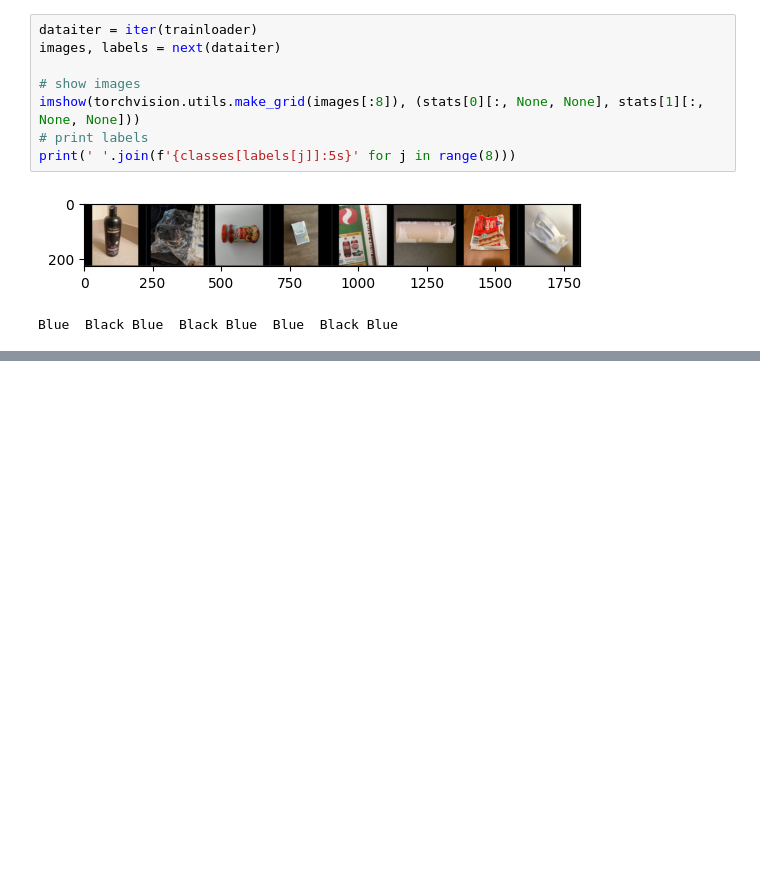
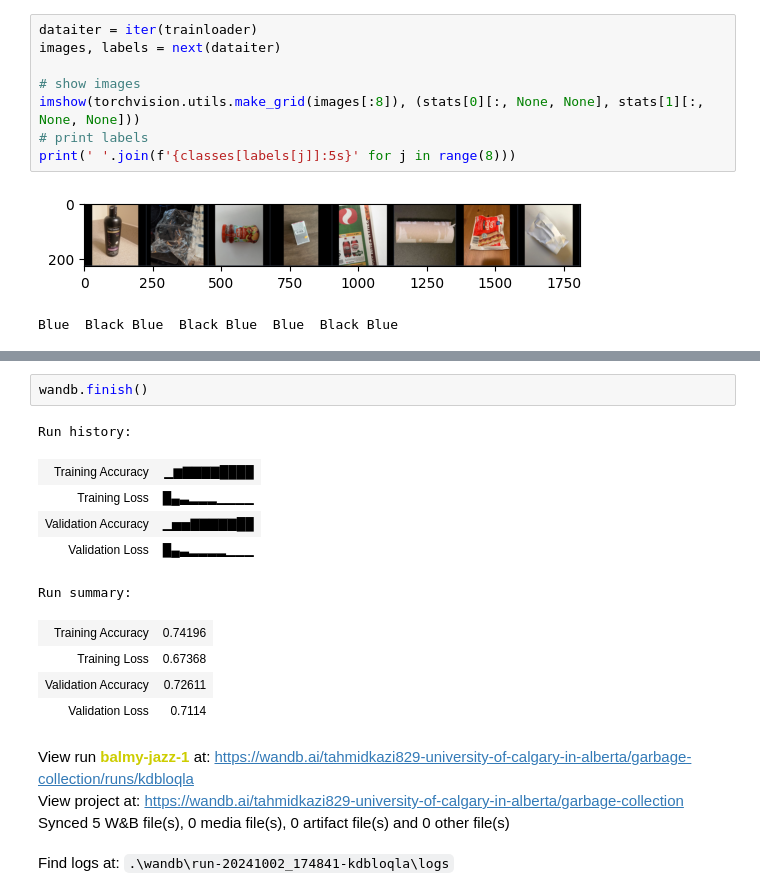
Before and after one commit to tamikazi/Garbage-Classification, a Jupyter notebook: src/garbage_classification.ipynb, the cells around one changed output, grey strips where cells are left out. Saved outputs shown, nothing was run; the diff lists cells and outputs as text; blank space fills up the shorter version.

Commit message:
wandb testing (ignore model)

```diff
--- a/src/garbage_classification.ipynb
+++ b/src/garbage_classification.ipynb
@@ -92,0 +222,17 @@ Blue  Black Blue  Black Blue  Blue  Black Blue
+# %%
+wandb.finish()
+# %% [output]
+Run history:
+| Training Accuracy | ▁▆▇▇▇▇████ |
+| Training Loss | █▄▃▂▂▂▁▁▁▁ |
+| Validation Accuracy | ▁▅▅▇▇▇▇▇██ |
+| Validation Loss | █▄▃▂▂▂▂▁▁▁ |
+Run summary:
+| Training Accuracy | 0.74196 |
+| Training Loss | 0.67368 |
+| Validation Accuracy | 0.72611 |
+| Validation Loss | 0.7114 |
+View run balmy-jazz-1 at: https://wandb.ai/tahmidkazi829-university-of-calgary-in-alberta/garbage-collection/runs/kdbloqla
+View project at: https://wandb.ai/tahmidkazi829-university-of-calgary-in-alberta/garbage-collection
+Synced 5 W&B file(s), 0 media file(s), 0 artifact file(s) and 0 other file(s)
+Find logs at: .\wandb\run-20241002_174841-kdbloqla\logs
```
Also changed, not shown: parts of 6 cells of this notebook, 8 other files.
